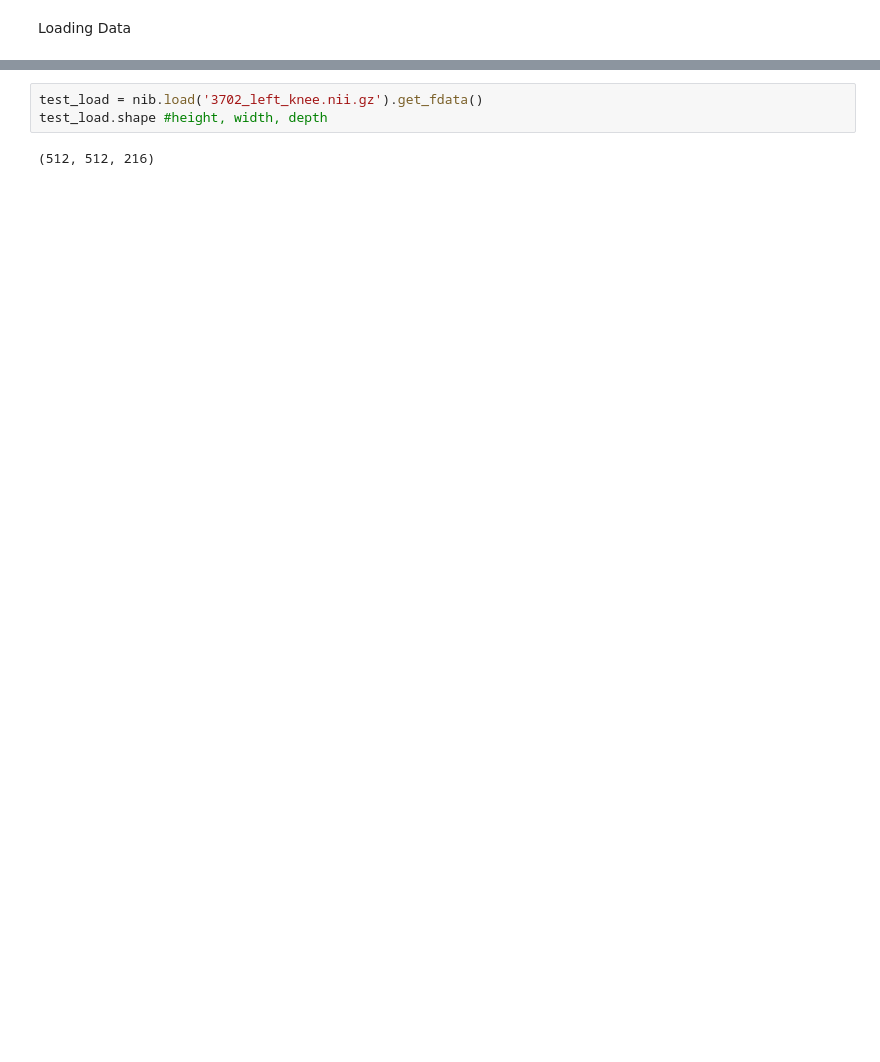
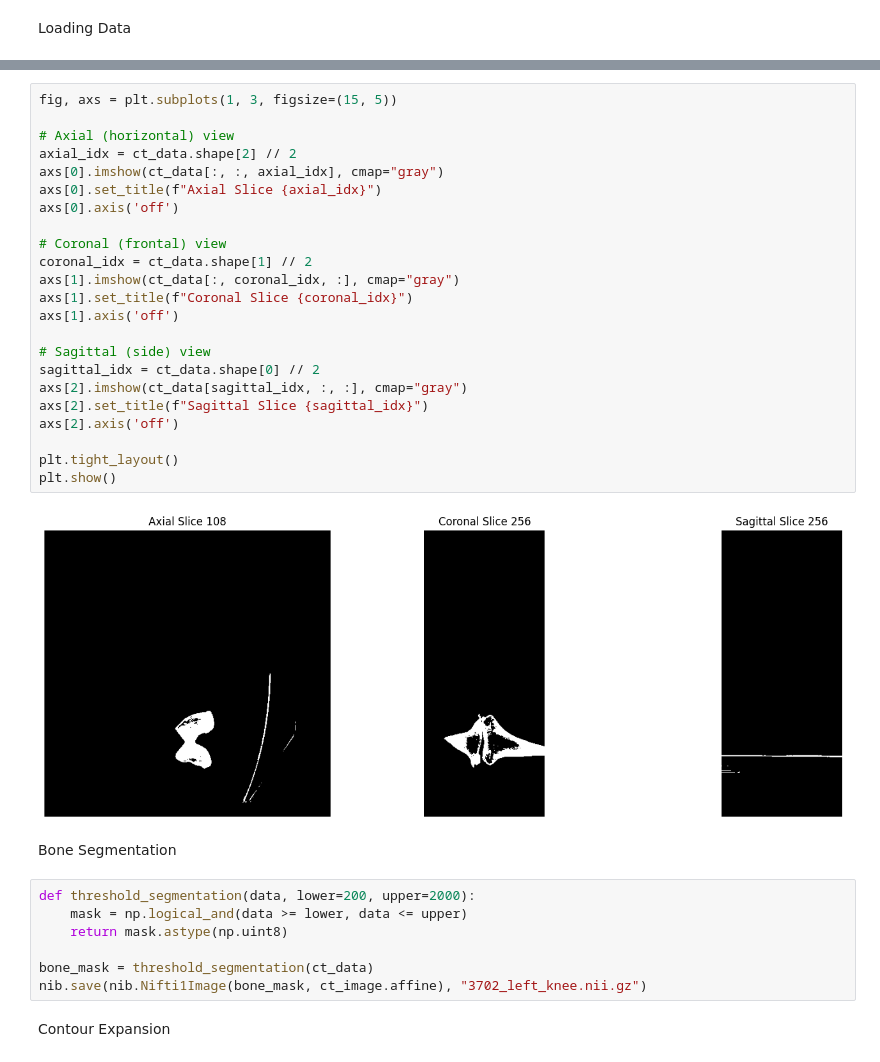
Before and after one commit to LuitelN/NAAMII-Image-Processing-Task-, a Jupyter notebook: Analysis.ipynb, the cells around one changed output, grey strips where cells are left out. Drawn from its saved outputs; the diff is of its cells as text; blank space fills up the shorter version.

```diff
--- a/Analysis.ipynb
+++ b/Analysis.ipynb
@@ -36,6 +32,37 @@ magic           : np.bytes_(b'n+1')
+# %%
+fig, axs = plt.subplots(1, 3, figsize=(15, 5))
+
+# Axial (horizontal) view
+axial_idx = ct_data.shape[2] // 2
+axs[0].imshow(ct_data[:, :, axial_idx], cmap="gray")
+axs[0].set_title(f"Axial Slice {axial_idx}")
+axs[0].axis('off')
+
+# Coronal (frontal) view
+coronal_idx = ct_data.shape[1] // 2
+axs[1].imshow(ct_data[:, coronal_idx, :], cmap="gray")
+axs[1].set_title(f"Coronal Slice {coronal_idx}")
+axs[1].axis('off')
+
+# Sagittal (side) view
+sagittal_idx = ct_data.shape[0] // 2
+axs[2].imshow(ct_data[sagittal_idx, :, :], cmap="gray")
+axs[2].set_title(f"Sagittal Slice {sagittal_idx}")
+axs[2].axis('off')
+
+plt.tight_layout()
+plt.show()
+# %% [output]
+[figure, added]
+# %% [markdown]
+Bone Segmentation
 # %%
-test_load = nib.load('3702_left_knee.nii.gz').get_fdata()
-test_load.shape #height, width, depth
+def threshold_segmentation(data, lower=200, upper=2000):
+    mask = np.logical_and(data >= lower, data <= upper)
+    return mask.astype(np.uint8)
+
+bone_mask = threshold_segmentation(ct_data)
+nib.save(nib.Nifti1Image(bone_mask, ct_image.affine), "3702_left_knee.nii.gz")
-# %% [output]
-(512, 512, 216)
+# %% [markdown]
+Contour Expansion
 # %%
```
Also changed, not shown: parts of 7 cells of this notebook, 6 other files.
